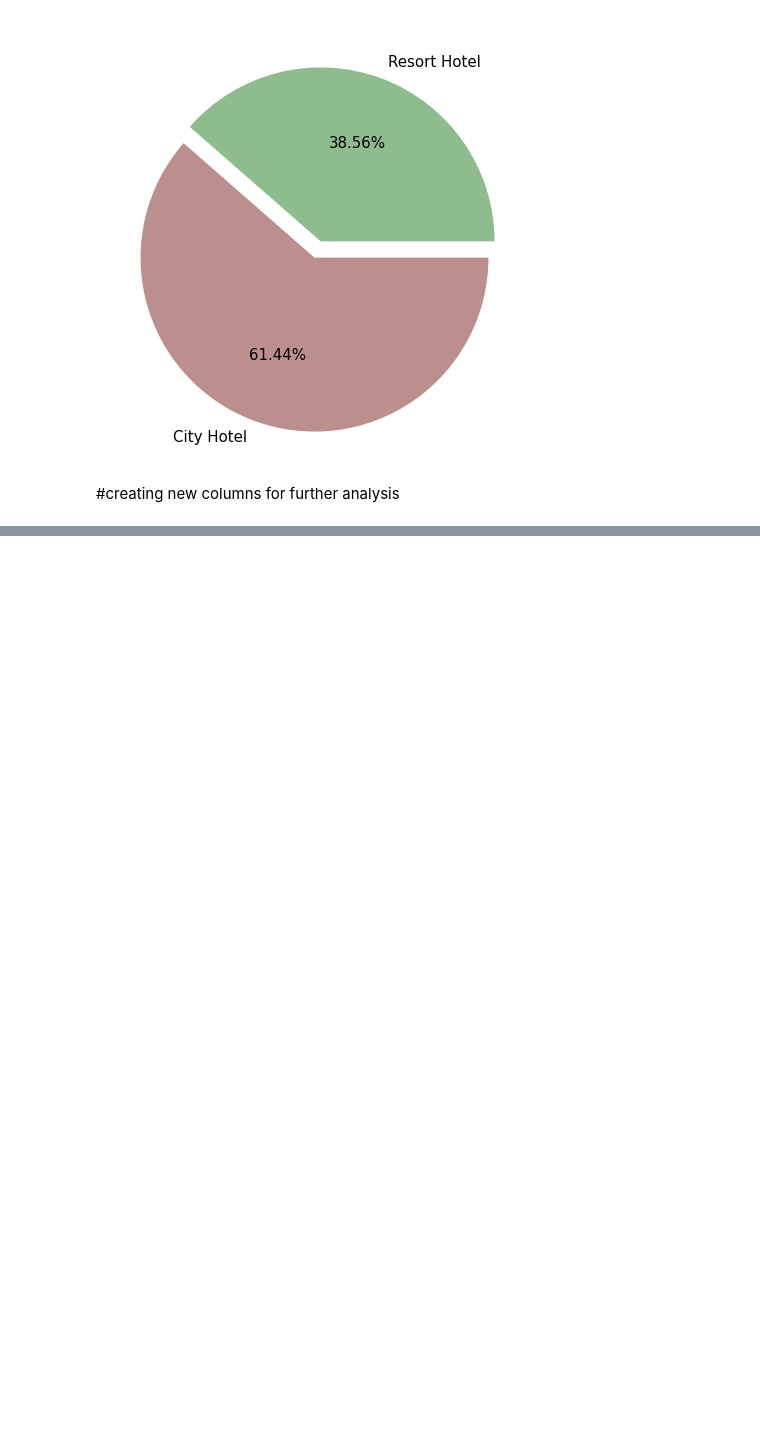
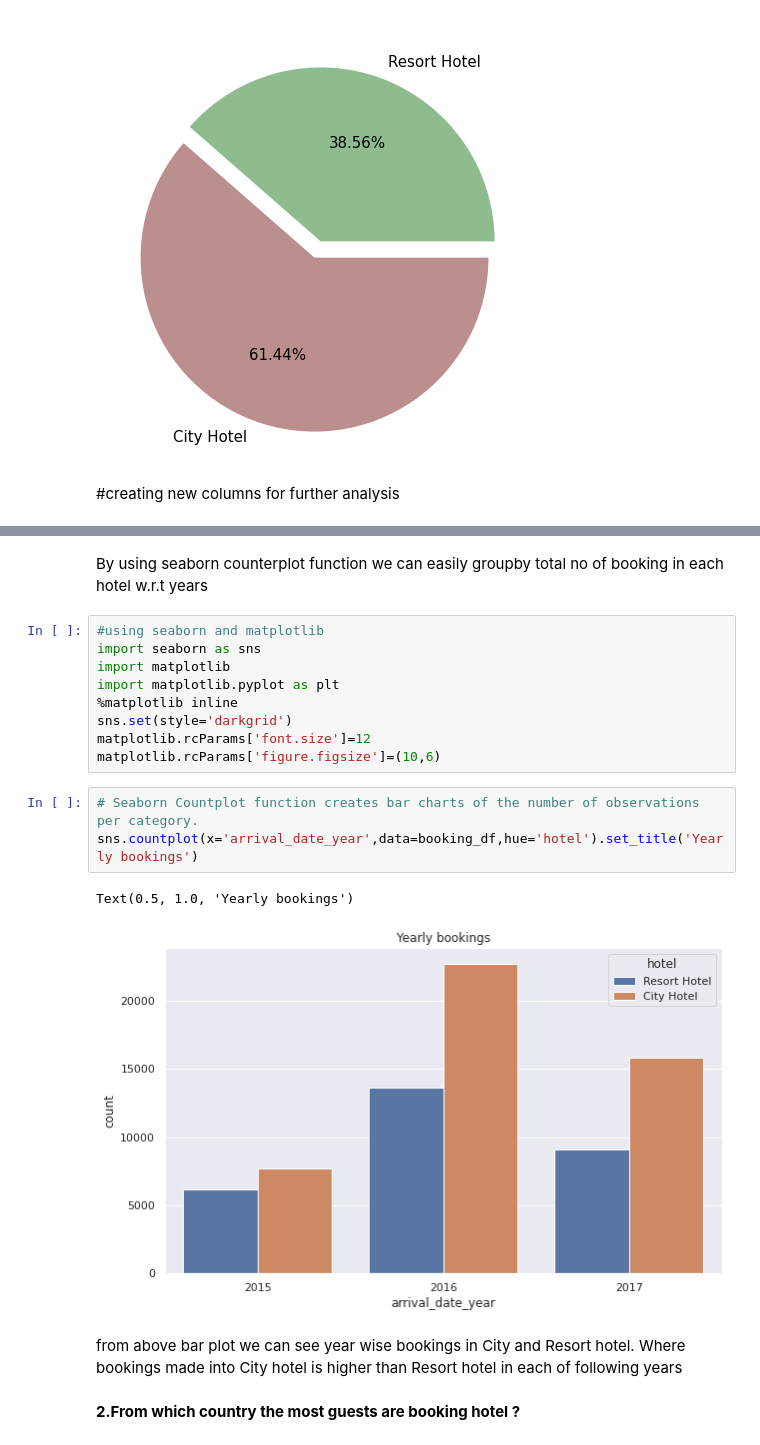
Before and after one commit to yraj1996/hotel_booking_analysis-EDA, a Jupyter notebook: Copy_of_Hotel_Booking_Analysis_Capstone_Project.ipynb, the cells around one changed output, grey strips where cells are left out. Drawn from its saved outputs; the diff is of its cells as text; blank space fills up the shorter version.

```diff
--- a/Copy_of_Hotel_Booking_Analysis_Capstone_Project.ipynb
+++ b/Copy_of_Hotel_Booking_Analysis_Capstone_Project.ipynb
@@ -241,0 +258,22 @@ hotel_df.head()
+# %% [markdown]
+By using seaborn counterplot function we can easily groupby total no of booking in each hotel w.r.t  years
+# %%
+#using seaborn and matplotlib
+import seaborn as sns
+import matplotlib
+import matplotlib.pyplot as plt
+%matplotlib inline
+sns.set(style='darkgrid')
+matplotlib.rcParams['font.size']=12
+matplotlib.rcParams['figure.figsize']=(10,6)
+# %%
+# Seaborn Countplot function creates bar charts of the number of observations per category.
+sns.countplot(x='arrival_date_year',data=booking_df,hue='hotel').set_title('Yearly bookings')
+# %% [output]
+Text(0.5, 1.0, 'Yearly bookings')
+[figure, added]
+# %% [markdown]
+from above bar plot we can see year wise bookings in City and Resort hotel.
+Where bookings made into City hotel is higher than Resort hotel in each of following years
+# %% [markdown]
+**2.From which country the most guests are booking hotel ?**
```
Also changed, not shown: parts of 23 cells of this notebook.
